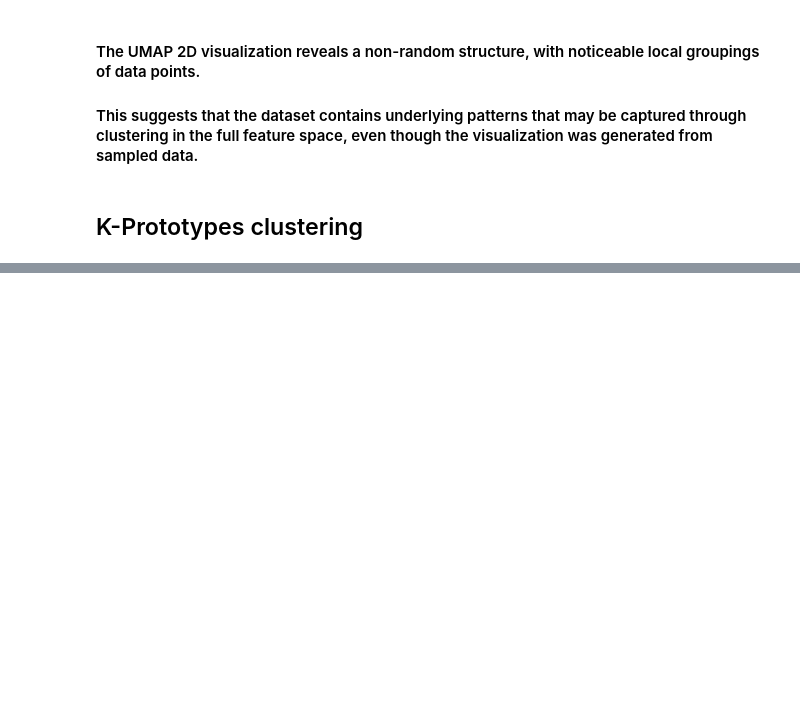
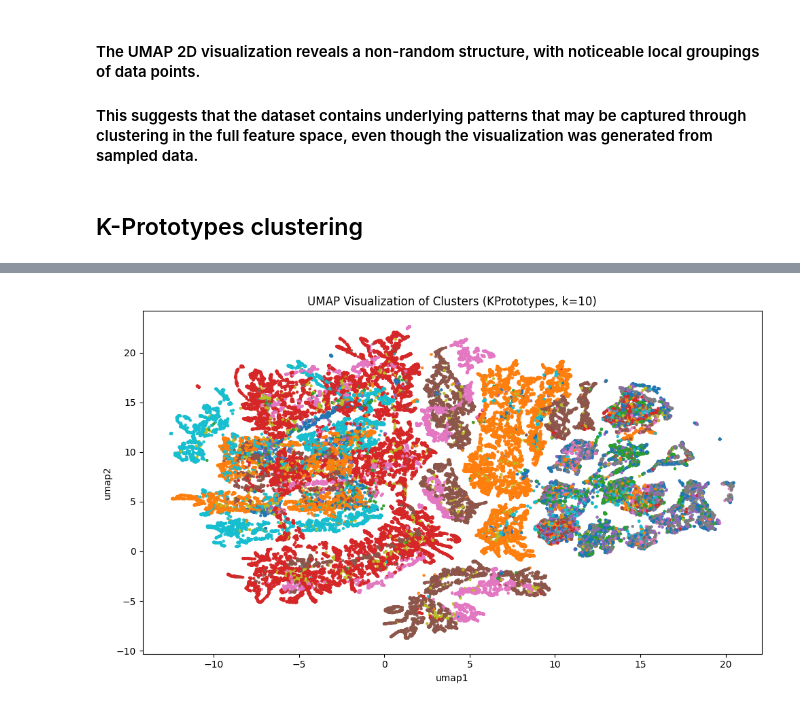
Before and after one commit to djurdjam02/DataMiningProject, a Jupyter notebook: clustering1.ipynb, the cells around one changed output, grey strips where cells are left out. Saved outputs shown, nothing was run; the diff lists cells and outputs as text; code cells hidden in the pictures; blank space fills up the shorter version.

Commit message:
implemented KPrototypes with 10 clusters

```diff
--- a/clustering1.ipynb
+++ b/clustering1.ipynb
@@ -71,22 +118,24 @@ print(kproto.cost_)
 # %%
 # Visualization of the clustering on sampled data
 sample_indices = df_umap_sample.index
 clusters_sample = np.array(clusters)[sample_indices]
 
 plt.figure(figsize=(10, 6))
 plt.scatter(
     embedding[:, 0],
     embedding[:, 1],
     c=clusters_sample,
     cmap='tab10',
     s=5,
     alpha=0.9
 )
-plt.title('UMAP Visualization of Clusters (KPrototypes, k=8)')
+plt.title('UMAP Visualization of Clusters (KPrototypes, k=10)')
 plt.xlabel('umap1')
 plt.ylabel('umap2')
 plt.tight_layout()
 plt.show()
+# %% [output]
+[figure, added]
 # %%
 import gower
 from sklearn.metrics import silhouette_score
```
Also changed, not shown: parts of 7 cells of this notebook.
